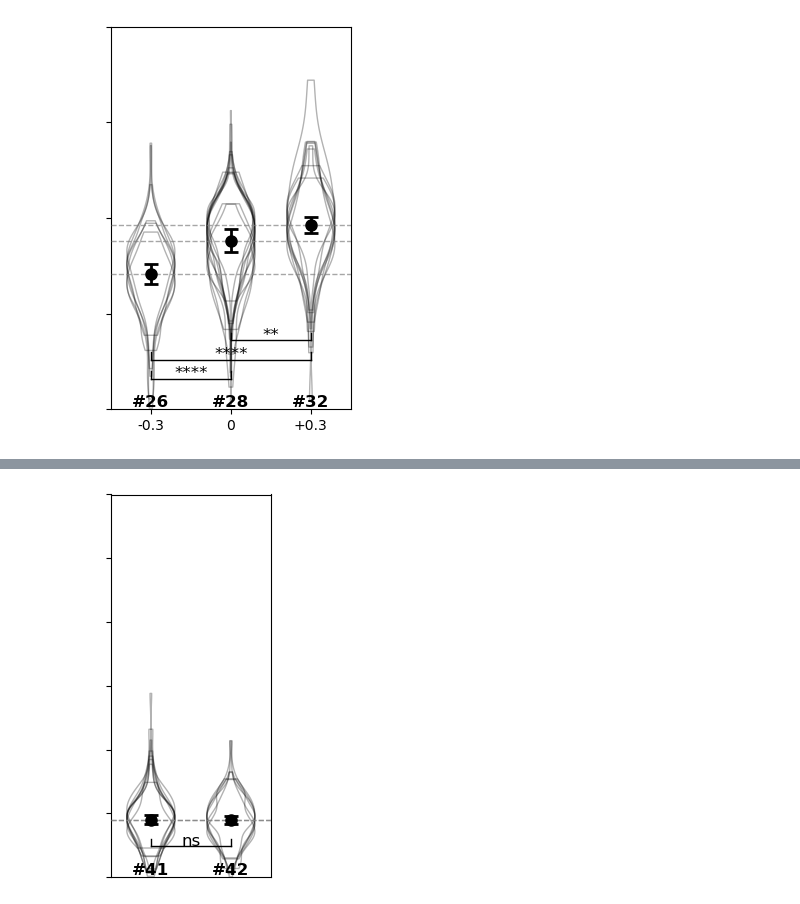
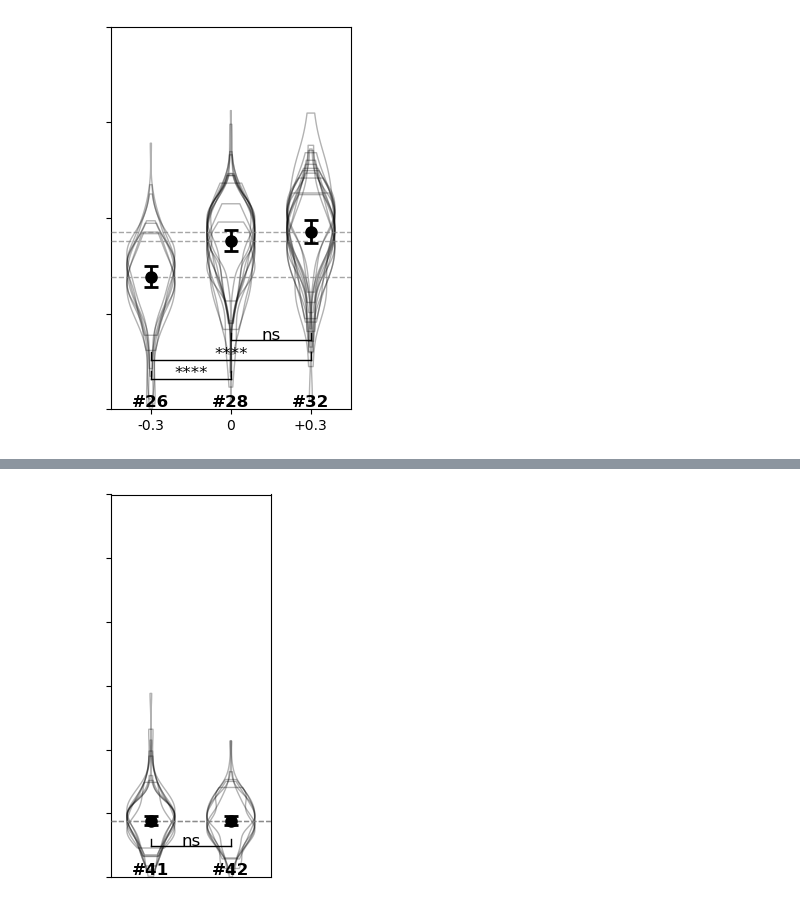
Before and after one commit to sukeniklab/GOOSE_2026, a Jupyter notebook: FRET_data_TB/ViolinPlots.ipynb, the cells around one changed output, grey strips where cells are left out. Drawn from its saved outputs; the diff is of its cells as text; code cells hidden in the pictures.

```diff
--- a/FRET_data_TB/ViolinPlots.ipynb
+++ b/FRET_data_TB/ViolinPlots.ipynb
@@ -387,13 +387,13 @@ fig, ax = plot_violin_by_construct(df, constructs=[20, 22, 24],
 # %%
 fig, ax = plot_violin_by_construct(df, constructs=[26, 28, 32],
                                      column='Ef_cell',
                                      xlabels=['-0.3', '0', '+0.3'],
                                      figsize=(3, 4.5), top = .4, bot = 0,
                                      ylabel =r'$E_{f}$',
-                                     labels = False)
+                                     labels = False, n = 15)
 #plt.savefig('Figure_graphs/Fig2/26-28-32.svg')
 # %% [output]
-[figure, old version]
+[figure, new version]
 # %%
 fig, ax = plot_violin_by_construct(df, constructs=[6, 12],
                                      column='Ef_cell',
```
Also changed, not shown: parts of 34 cells of this notebook, 18 other files.
